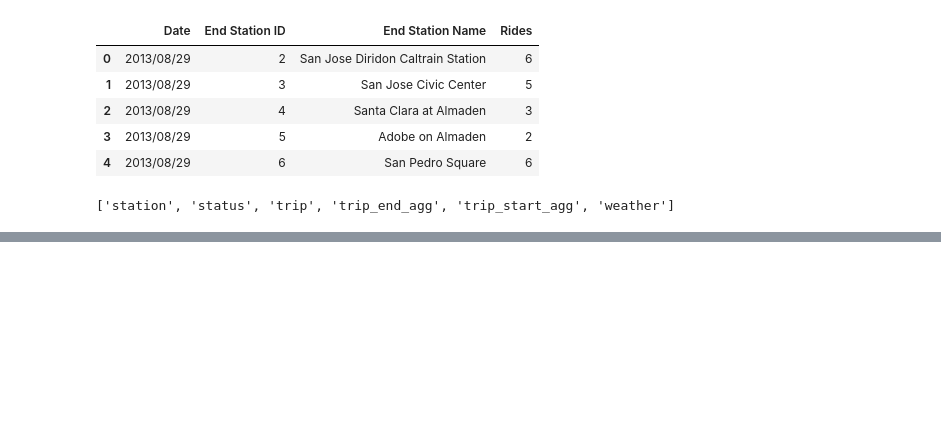
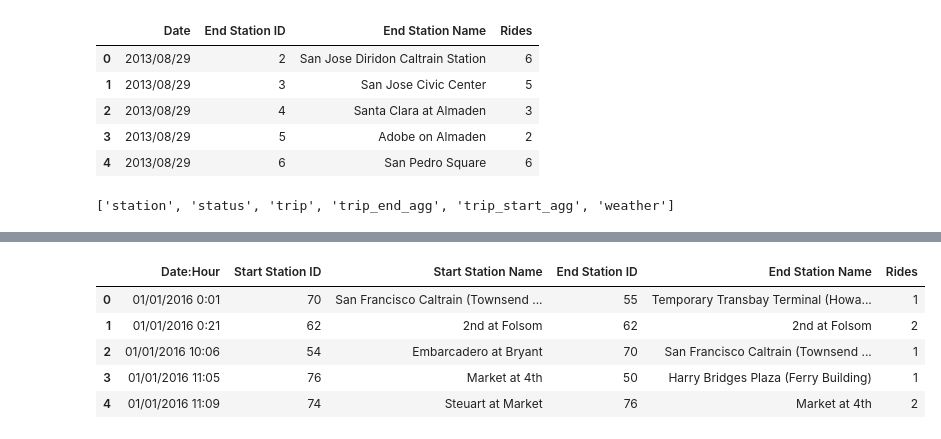
Before and after one commit to irakliintskirveli/Final_Project, a Jupyter notebook: bike_sharE_data.ipynb, the cells around one changed output, grey strips where cells are left out. Saved outputs shown, nothing was run; the diff lists cells and outputs as text; code cells hidden in the pictures; blank space fills up the shorter version.

```diff
--- a/bike_sharE_data.ipynb
+++ b/bike_sharE_data.ipynb
@@ -491,0 +511,11 @@ for index, row in datagroupenddatedf.iterrows():
+# %%
+#transforming query data into DataFrame
+datastationtostationdf = pd.DataFrame(data, columns=['Date:Hour','Start Station ID','Start Station Name','End Station ID','End Station Name','Rides'])
+datastationtostationdf.head()
+# %% [output]
+|  | Date:Hour | Start Station ID | Start Station Name | End Station ID | End Station Name | Rides |
+| 0 | 01/01/2016 0:01 | 70 | San Francisco Caltrain (Townsend ... | 55 | Temporary Transbay Terminal (Howa... | 1 |
+| 1 | 01/01/2016 0:21 | 62 | 2nd at Folsom | 62 | 2nd at Folsom | 2 |
+| 2 | 01/01/2016 10:06 | 54 | Embarcadero at Bryant | 70 | San Francisco Caltrain (Townsend ... | 1 |
+| 3 | 01/01/2016 11:05 | 76 | Market at 4th | 50 | Harry Bridges Plaza (Ferry Building) | 1 |
+| 4 | 01/01/2016 11:09 | 74 | Steuart at Market | 76 | Market at 4th | 2 |
```
Also changed, not shown: parts of 10 cells of this notebook.
